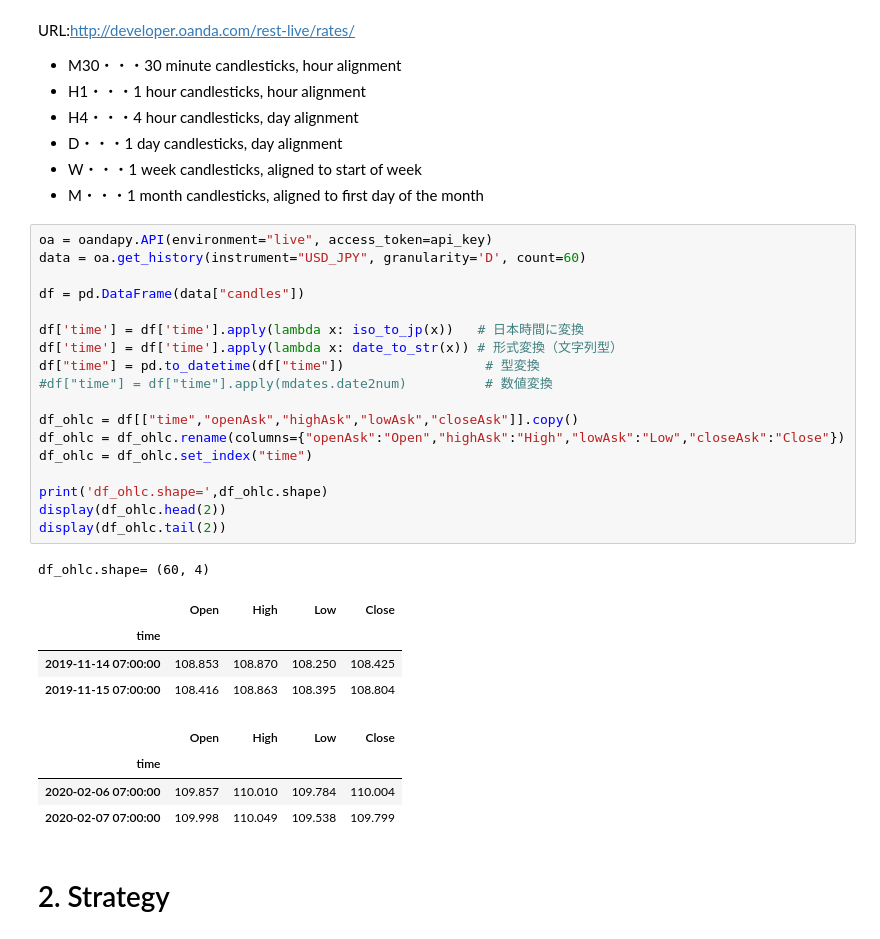
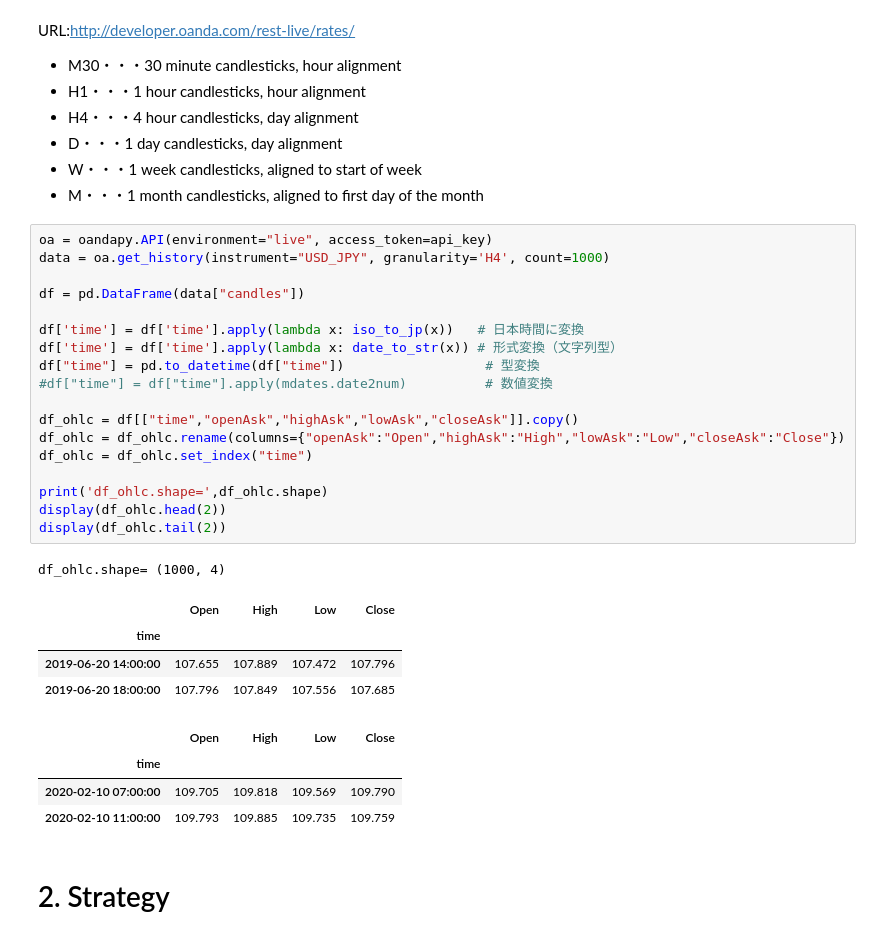
Before and after one commit to arsma12/MLDL, a Jupyter notebook: StockPriceForecast/FX_USDJPY_05_Backtest_SMA.ipynb, the cells around one changed output. Saved outputs shown, nothing was run; the diff lists cells and outputs as text.

```diff
--- a/StockPriceForecast/FX_USDJPY_05_Backtest_SMA.ipynb
+++ b/StockPriceForecast/FX_USDJPY_05_Backtest_SMA.ipynb
@@ -145,32 +145,32 @@ URL:http://developer.oanda.com/rest-live/rates/
 - M・・・1 month candlesticks, aligned to first day of the month
 # %%
 oa = oandapy.API(environment="live", access_token=api_key)
-data = oa.get_history(instrument="USD_JPY", granularity='D', count=60)
+data = oa.get_history(instrument="USD_JPY", granularity='H4', count=1000)
 
 df = pd.DataFrame(data["candles"])
 
 df['time'] = df['time'].apply(lambda x: iso_to_jp(x))   # 日本時間に変換
 df['time'] = df['time'].apply(lambda x: date_to_str(x)) # 形式変換（文字列型）
 df["time"] = pd.to_datetime(df["time"])                  # 型変換
 #df["time"] = df["time"].apply(mdates.date2num)          # 数値変換
 
 df_ohlc = df[["time","openAsk","highAsk","lowAsk","closeAsk"]].copy()
 df_ohlc = df_ohlc.rename(columns={"openAsk":"Open","highAsk":"High","lowAsk":"Low","closeAsk":"Close"})
 df_ohlc = df_ohlc.set_index("time")
 
 print('df_ohlc.shape=',df_ohlc.shape)
 display(df_ohlc.head(2))
 display(df_ohlc.tail(2))
 # %% [output]
-df_ohlc.shape= (60, 4)
+df_ohlc.shape= (1000, 4)
 |  | Open | High | Low | Close |
 | time |  |  |  |  |
-| 2019-11-14 07:00:00 | 108.853 | 108.870 | 108.250 | 108.425 |
-| 2019-11-15 07:00:00 | 108.416 | 108.863 | 108.395 | 108.804 |
+| 2019-06-20 14:00:00 | 107.655 | 107.889 | 107.472 | 107.796 |
+| 2019-06-20 18:00:00 | 107.796 | 107.849 | 107.556 | 107.685 |
 |  | Open | High | Low | Close |
 | time |  |  |  |  |
-| 2020-02-06 07:00:00 | 109.857 | 110.010 | 109.784 | 110.004 |
-| 2020-02-07 07:00:00 | 109.998 | 110.049 | 109.538 | 109.799 |
+| 2020-02-10 07:00:00 | 109.705 | 109.818 | 109.569 | 109.790 |
+| 2020-02-10 11:00:00 | 109.793 | 109.885 | 109.735 | 109.759 |
 # %% [markdown]
 # 2. Strategy<a id='Strategy'></a>
 # %% [markdown]
```
Also changed, not shown: parts of 10 cells of this notebook.
